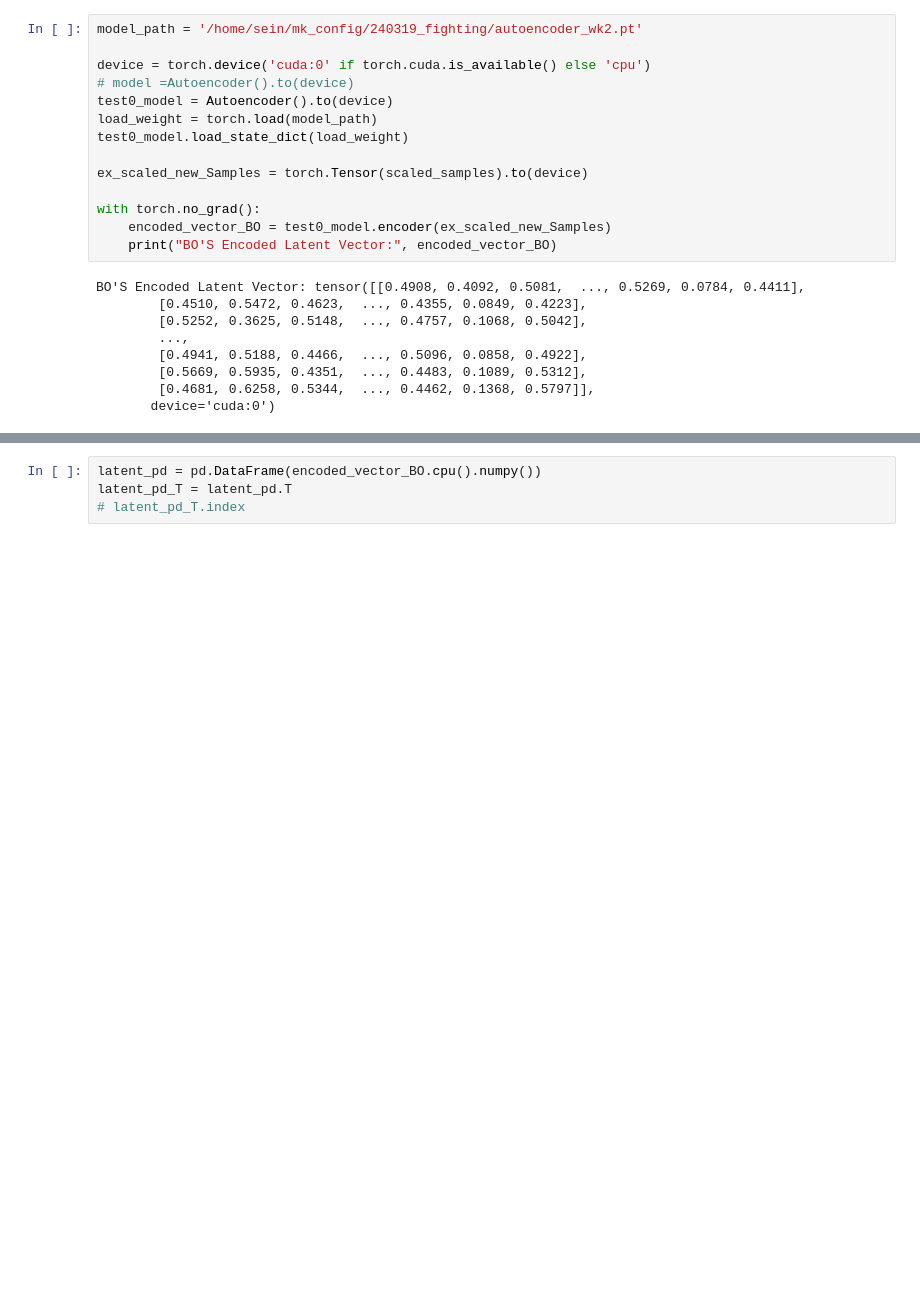
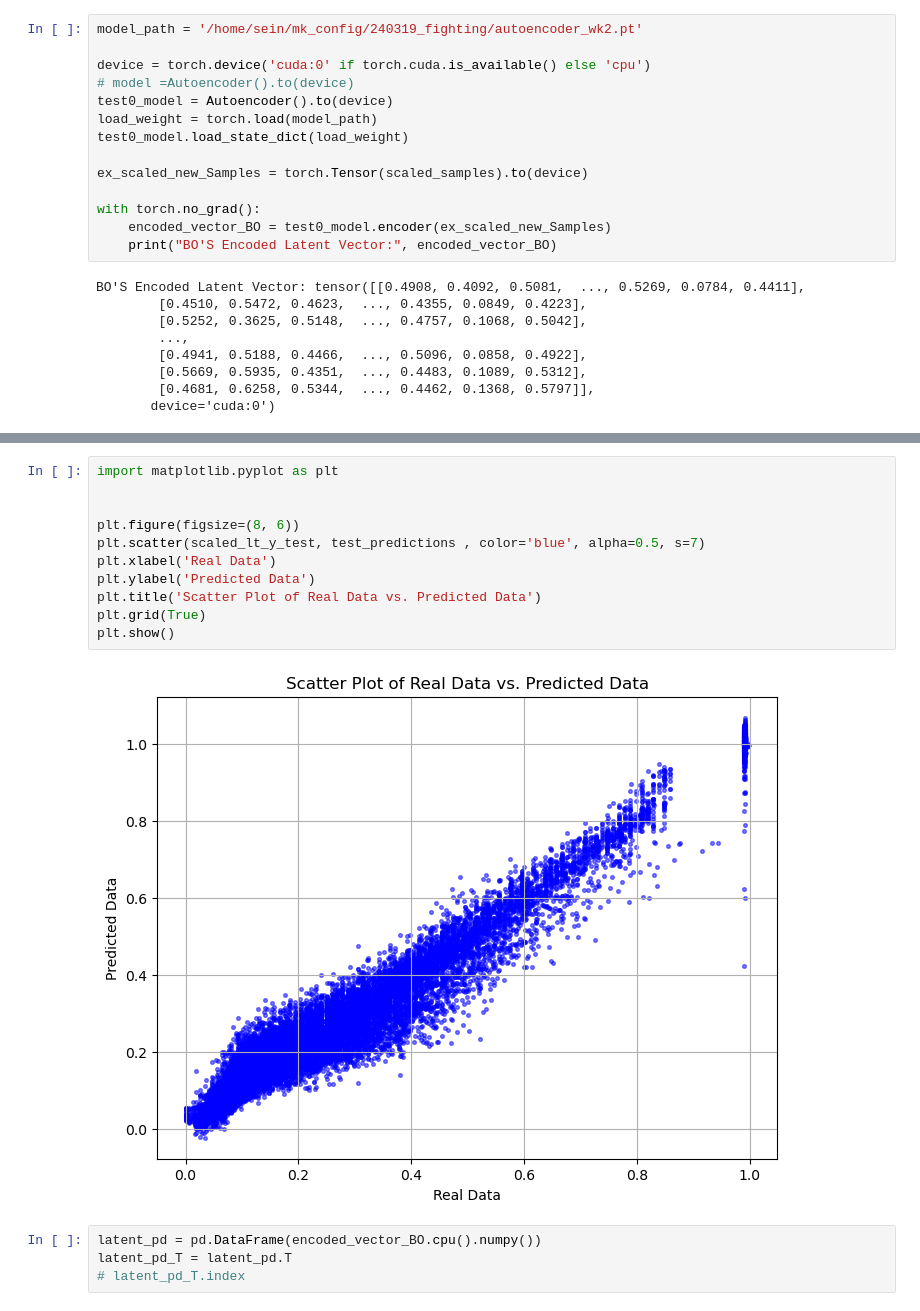
Before and after one commit to addb-swstarlab/DATATune, a Jupyter notebook: TADA_RocksDB_external_wk2.ipynb, the cells around one changed output, grey strips where cells are left out. Drawn from its saved outputs; the diff is of its cells as text; blank space fills up the shorter version.

Commit message:
add plot about prediction model

```diff
--- a/TADA_RocksDB_external_wk2.ipynb
+++ b/TADA_RocksDB_external_wk2.ipynb
@@ -833,3 +833,16 @@ print(r2_score(scaled_lt_y_test[:,3], test_predictions[:,3]))
+# %%
+import matplotlib.pyplot as plt
+
+
+plt.figure(figsize=(8, 6))
+plt.scatter(scaled_lt_y_test, test_predictions , color='blue', alpha=0.5, s=7)
+plt.xlabel('Real Data')
+plt.ylabel('Predicted Data')
+plt.title('Scatter Plot of Real Data vs. Predicted Data')
+plt.grid(True)
+plt.show()
+# %% [output]
+[figure, added]
 # %%
 latent_pd = pd.DataFrame(encoded_vector_BO.cpu().numpy())
 latent_pd_T = latent_pd.T
```
Also changed, not shown: parts of 2 cells of this notebook.
